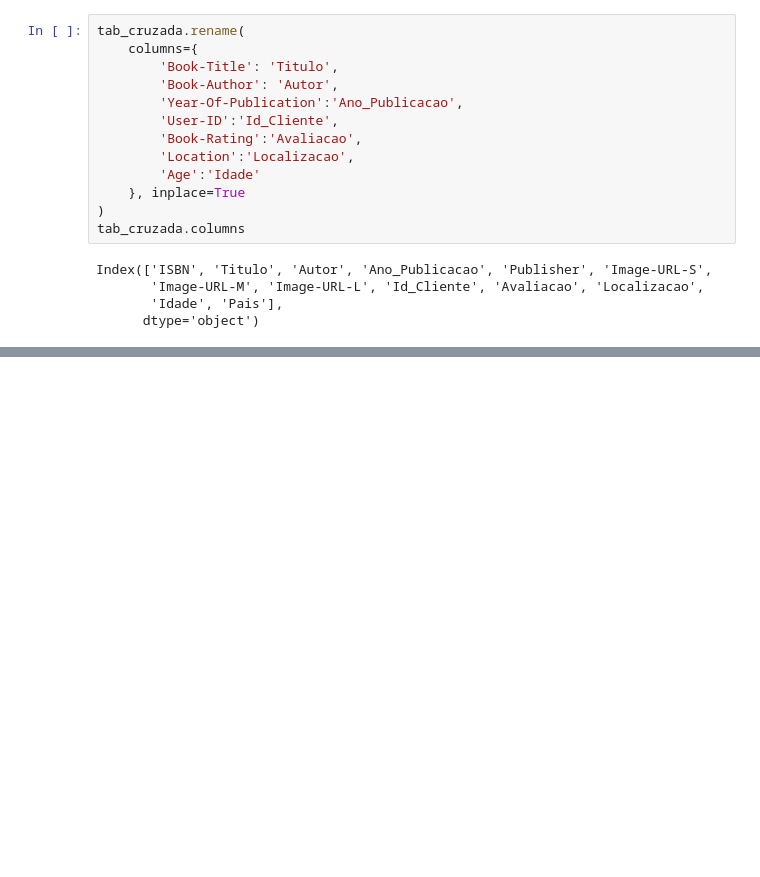
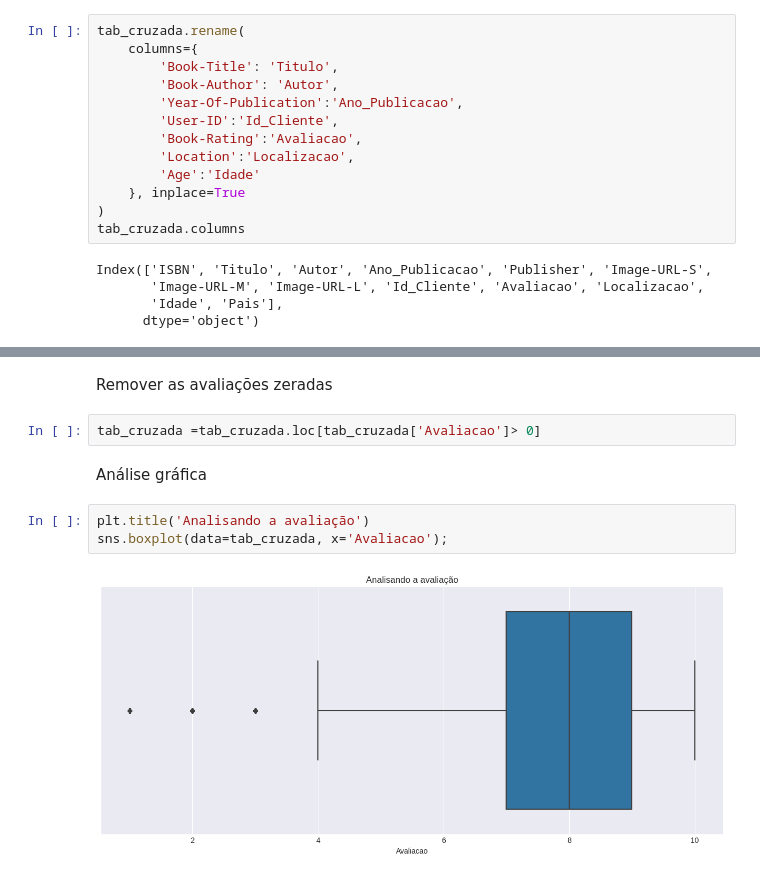
Before and after one commit to drdssouza/Curso---Machine-Learning-Sistema-de-Recomenda-o-com-python, a Jupyter notebook: Machine_Learning_Sistema_de_Recomendação_com_python.ipynb, the cells around one changed output, grey strips where cells are left out. Saved outputs shown, nothing was run; the diff lists cells and outputs as text; blank space fills up the shorter version.

Commit message:
Adição da visualização dos dados

```diff
--- a/Machine_Learning_Sistema_de_Recomendação_com_python.ipynb
+++ b/Machine_Learning_Sistema_de_Recomendação_com_python.ipynb
@@ -179,0 +198,11 @@ Index(['ISBN', 'Titulo', 'Autor', 'Ano_Publicacao', 'Publisher', 'Image-URL-S',
+# %% [markdown]
+Remover as avaliações zeradas
+# %%
+tab_cruzada =tab_cruzada.loc[tab_cruzada['Avaliacao']> 0]
+# %% [markdown]
+Análise gráfica
+# %%
+plt.title('Analisando a avaliação')
+sns.boxplot(data=tab_cruzada, x='Avaliacao');
+# %% [output]
+[figure, added]
```
Also changed, not shown: parts of 17 cells of this notebook.
